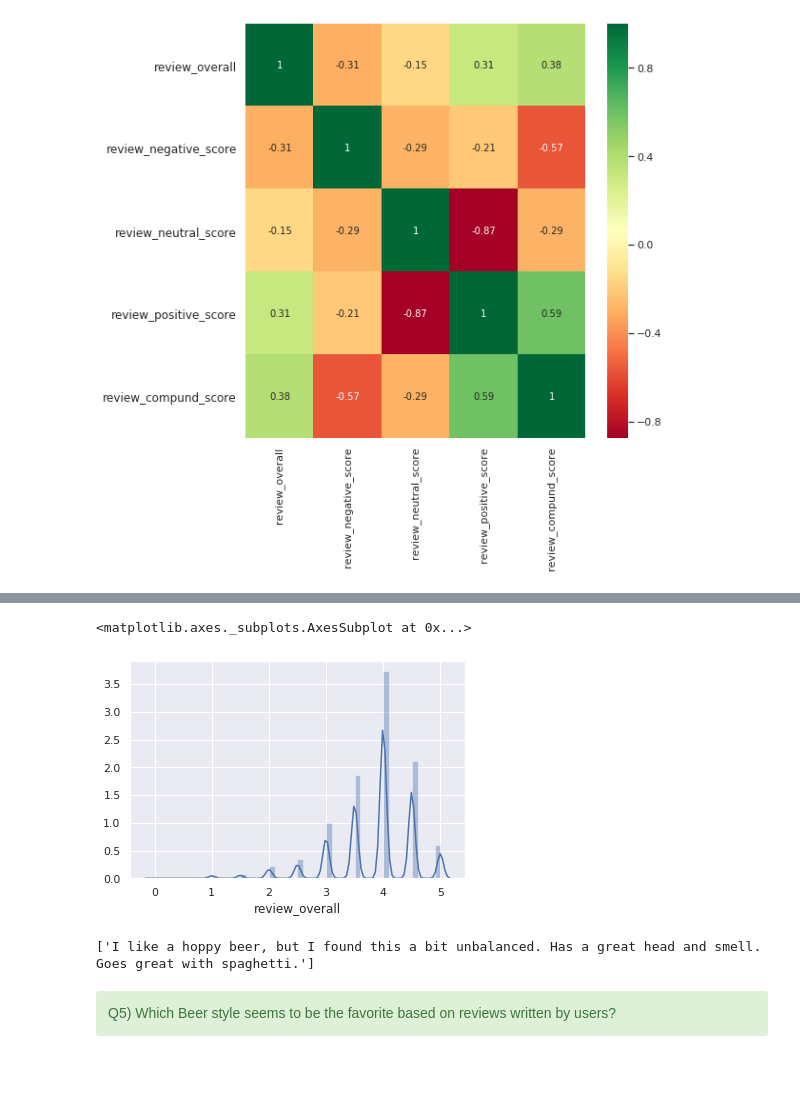
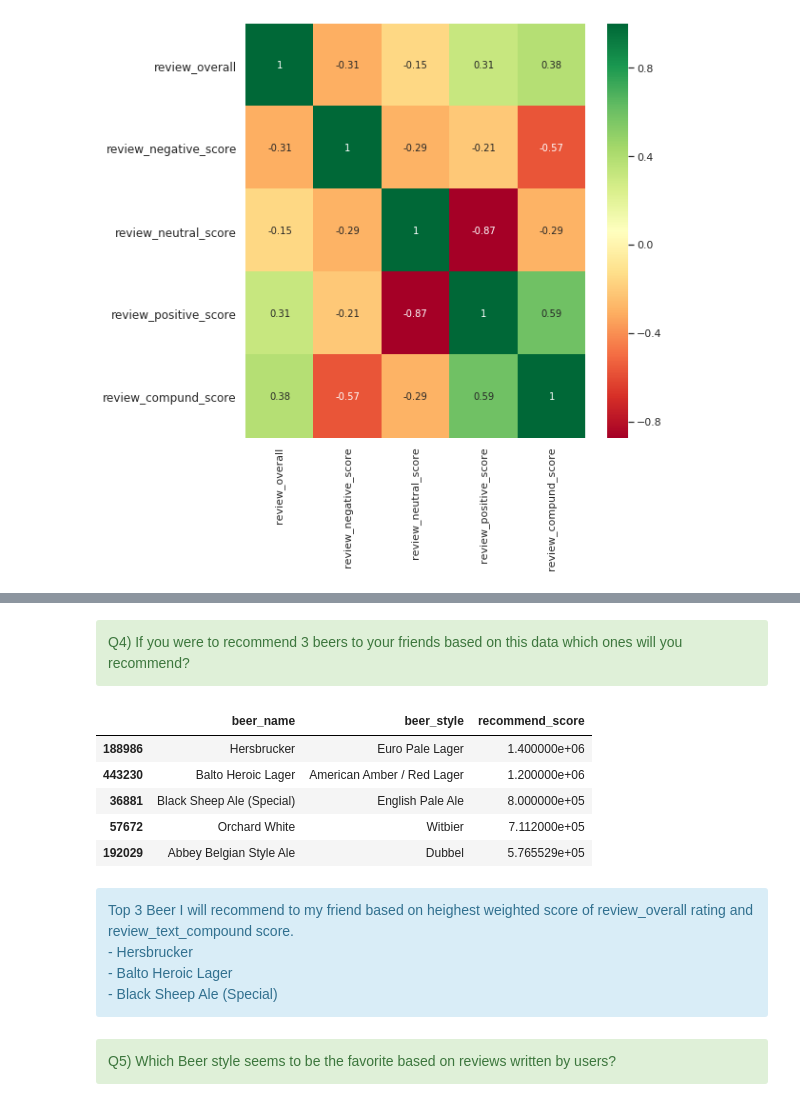
Before and after one commit to chetannitk/BeerDataScienceAssignment, a Jupyter notebook: notebooks/01-Exploratory-Data-Analysis.ipynb, the cells around one changed output, grey strips where cells are left out. Drawn from its saved outputs; the diff is of its cells as text; code cells hidden in the pictures; blank space fills up the shorter version.

```diff
--- a/notebooks/01-Exploratory-Data-Analysis.ipynb
+++ b/notebooks/01-Exploratory-Data-Analysis.ipynb
@@ -280,12 +269,26 @@ Name: beer_style, Length: 104, dtype: int64
-# %%
-sns.distplot(df_beer['review_overall'])
-# %% [output]
-<matplotlib.axes._subplots.AxesSubplot at 0x...>
-[figure, removed]
-# %%
-df_beer[((df_beer['review_positive_score']>0.4) & (df_beer['review_overall']<2))]['review_text'].tolist()
-# %% [output]
-['I like a hoppy beer, but I found this a bit unbalanced. Has a great head and smell. Goes great with spaghetti.']
+# %% [markdown]
+<div class="alert alert-success">
+Q4) If you were to recommend 3 beers to your friends based on this data which ones will you recommend?
+</div>
+# %%
+df_beer['recommend_score'] = 200.0/(df_beer['review_overall'].max()/(1.0*df_beer['review_overall'])+\
+                                   df_beer['review_compund_score'].max()/(1.0*df_beer['review_compund_score']))
+# %%
+df_beer.sort_values(by=['recommend_score'], ascending=False)[['beer_name', 'beer_style', 'recommend_score']].head()
+# %% [output]
+|  | beer_name | beer_style | recommend_score |
+| 188986 | Hersbrucker | Euro Pale Lager | 1.400000e+06 |
+| 443230 | Balto Heroic Lager | American Amber / Red Lager | 1.200000e+06 |
+| 36881 | Black Sheep Ale (Special) | English Pale Ale | 8.000000e+05 |
+| 57672 | Orchard White | Witbier | 7.112000e+05 |
+| 192029 | Abbey Belgian Style Ale | Dubbel | 5.765529e+05 |
+# %% [markdown]
+<div class="alert alert-info">
+    Top 3 Beer I will recommend to my friend based on heighest weighted score of review_overall rating and review_text_compound score. <br/>
+    - Hersbrucker<br/>
+    - Balto Heroic Lager <br/>
+    - Black Sheep Ale (Special) <br/>
+</div>
 # %% [markdown]
 <div class="alert alert-success">
 Q5) Which Beer style seems to be the favorite based on reviews written by users?
```
Also changed, not shown: parts of 3 cells of this notebook, 1 other file.
